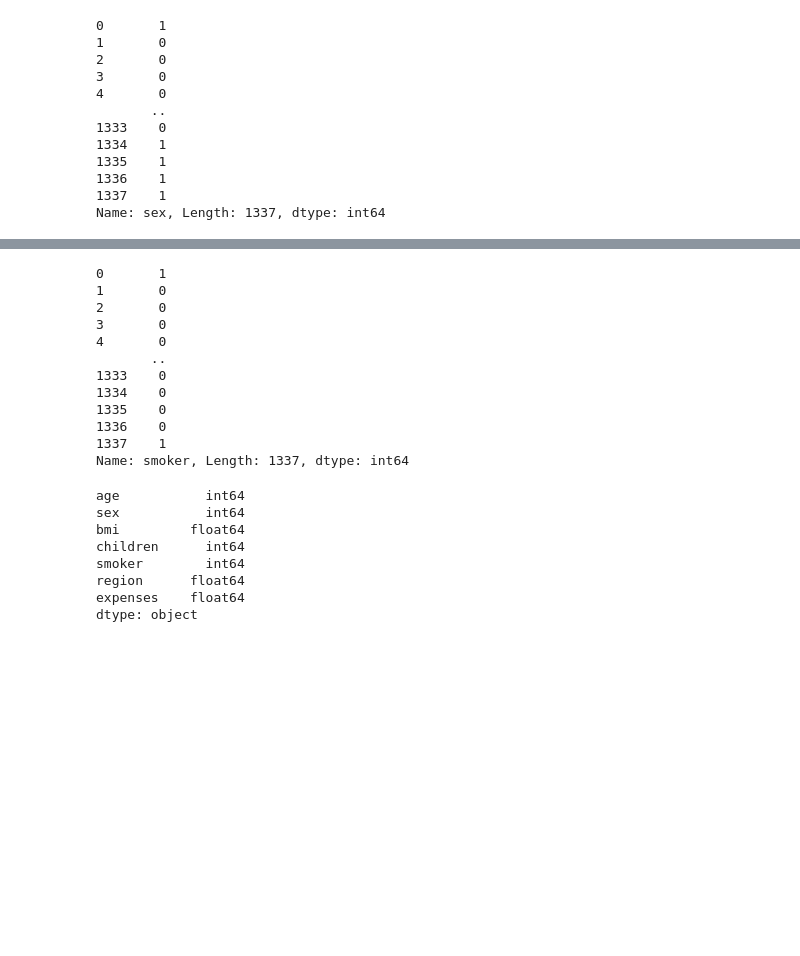
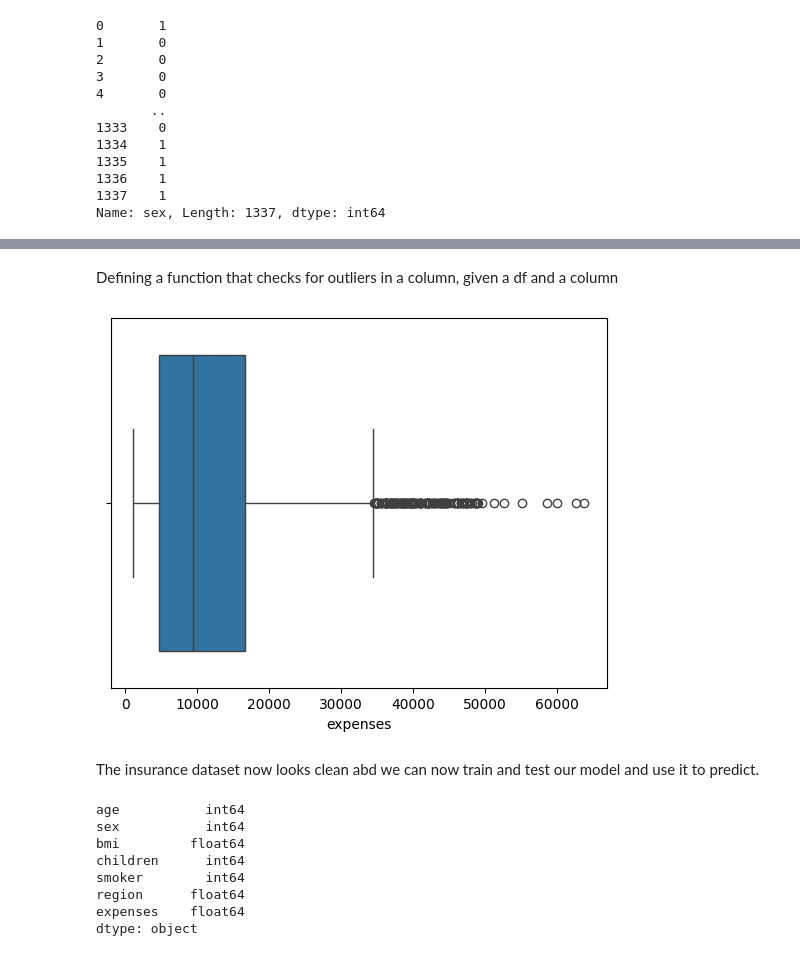
Before and after one commit to ruyo003/Multiple-Linear-R-insurance, a Jupyter notebook: insurance.ipynb, the cells around one changed output, grey strips where cells are left out. Cells and saved outputs as stored; diff of their text form; code cells hidden in the pictures; blank space fills up the shorter version.

```diff
--- a/insurance.ipynb
+++ b/insurance.ipynb
@@ -88,23 +106,21 @@ Name: sex, Length: 1337, dtype: int64
+# %% [markdown]
+Defining a function that checks for outliers in a column, given a df and a column
+# %%
+# using boxplot to check for outliers
+
+def checking_outliers(df, column):
+    outliers = sns.boxplot(x = df[column])
+    return outliers
+# %%
+# checking for ouytliers in the expenses column
+checking_outliers(insurance_df, 'expenses')
+plt.show()
+# %% [output]
+[figure, added]
+# %% [markdown]
+The insurance dataset now looks clean abd we can now train and test our model and use it to predict.
 # %%
 from sklearn.preprocessing import LabelEncoder
-# %%
-#converting the values in the smoker column to numerical
-label_encoder = LabelEncoder()
-insurance_df['smoker'] = label_encoder.fit_transform(insurance_df['smoker'])
-insurance_df['smoker']
-# %% [output]
-0       1
-1       0
-2       0
-3       0
-4       0
-       ..
-1333    0
-1334    0
-1335    0
-1336    0
-1337    1
-Name: smoker, Length: 1337, dtype: int64
 # %%
 insurance_df.dtypes
 # %% [output]
```
Also changed, not shown: parts of 2 cells of this notebook.
